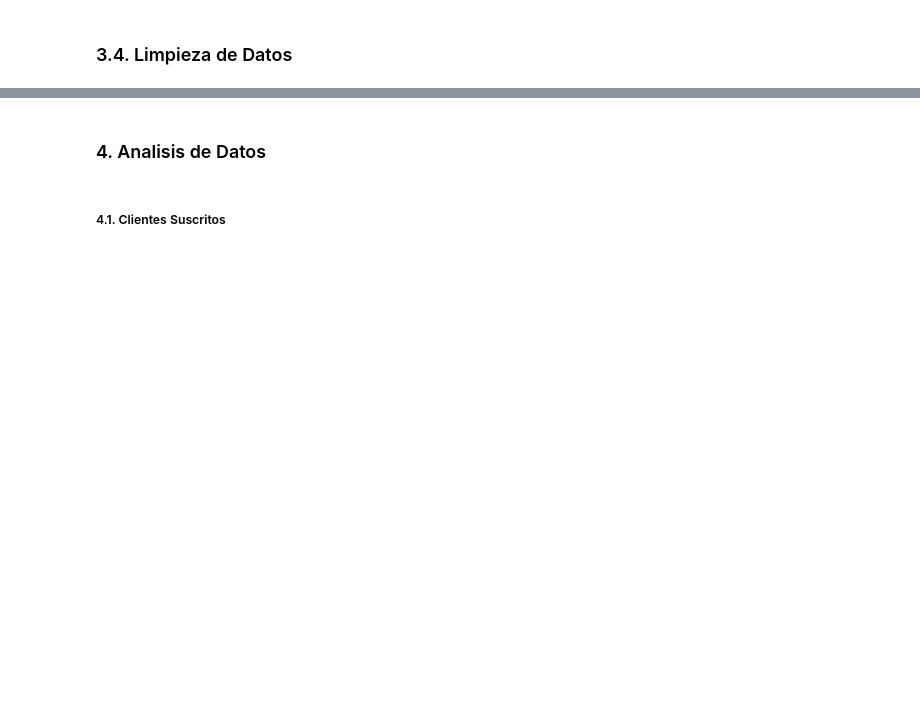
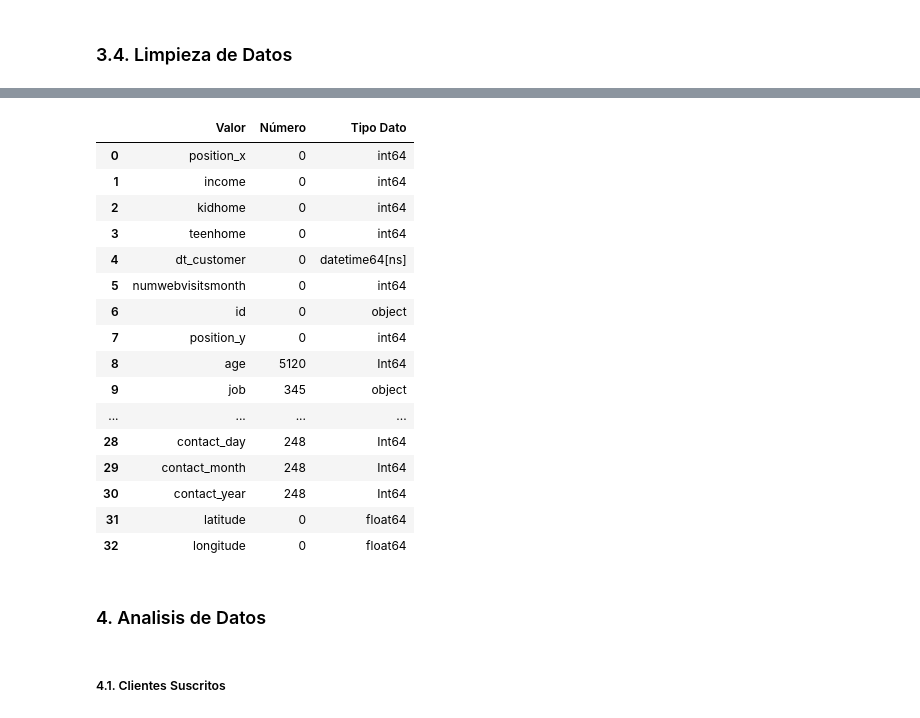
Before and after one commit to DanielEndreos/Master-2-Proyecto-3-EDA, a Jupyter notebook: Analisis.ipynb, the cells around one changed output, grey strips where cells are left out. Drawn from its saved outputs; the diff is of its cells as text; code cells hidden in the pictures; blank space fills up the shorter version.

```diff
--- a/Analisis.ipynb
+++ b/Analisis.ipynb
@@ -211,0 +217,3 @@ tablaNaN
+# %%
+# 3.4.2 Creación Copia antes de Limpieza Datos
+dfNew = df.copy()
@@ -211,0 +280,16 @@ tablaNaN
+# %%
+# 3.4.4  Busqueda correlación entre `euribor3m` y `emp.var.rate`
+dfNew[['emp.var.rate', 'euribor3m']].corr()
+
+#dfNew.head(4)
+#dfNew.groupby('emp.var.rate')['euribor3m'].mean()
+
+pd.set_option('display.max_rows', 200)
+
+#print(dfNew.groupby(['emp.var.rate', 'cons.price.idx', 'cons.conf.idx','euribor3m'])['euribor3m'].nunique())
+print(dfNew.groupby(['date'])[['euribor3m','date']].nunique())
+
+# Imputar
+#dfNew.loc[mask, 'euribor3m'] = a * dfNew.loc[mask, 'emp.var.rate'] + b
+dfNew['date'].unique()[:10]
+df['date'].unique()[:10]
@@ -212,3 +316,34 @@ tablaNaN
+# %%
+dfNanValues = []
+dfTypes = []
+for i in list(dfNew.columns):
+    dfNanValues.append((int)(dfNew[i].isna().sum()))
+    dfTypes.append(dfNew[i].dtypes)
+
+tablaNaN = pd.DataFrame({
+    "Valor": list(dfNew.columns),
+    "Número": dfNanValues,
+    "Tipo Dato": dfTypes
+})
+tablaNaN
+# %% [output]
+|  | Valor | Número | Tipo Dato |
+| 0 | position_x | 0 | int64 |
+| 1 | income | 0 | int64 |
+| 2 | kidhome | 0 | int64 |
+| 3 | teenhome | 0 | int64 |
+| 4 | dt_customer | 0 | datetime64[ns] |
+| 5 | numwebvisitsmonth | 0 | int64 |
+| 6 | id | 0 | object |
+| 7 | position_y | 0 | int64 |
+| 8 | age | 5120 | Int64 |
+| 9 | job | 345 | object |
+| ... | ... | ... | ... |
+| 28 | contact_day | 248 | Int64 |
+| 29 | contact_month | 248 | Int64 |
+| 30 | contact_year | 248 | Int64 |
+| 31 | latitude | 0 | float64 |
+| 32 | longitude | 0 | float64 |
 # %%
 # 3.4.3. Limpieza Job
 
```
Also changed, not shown: parts of 14 cells of this notebook, 1 other file.
